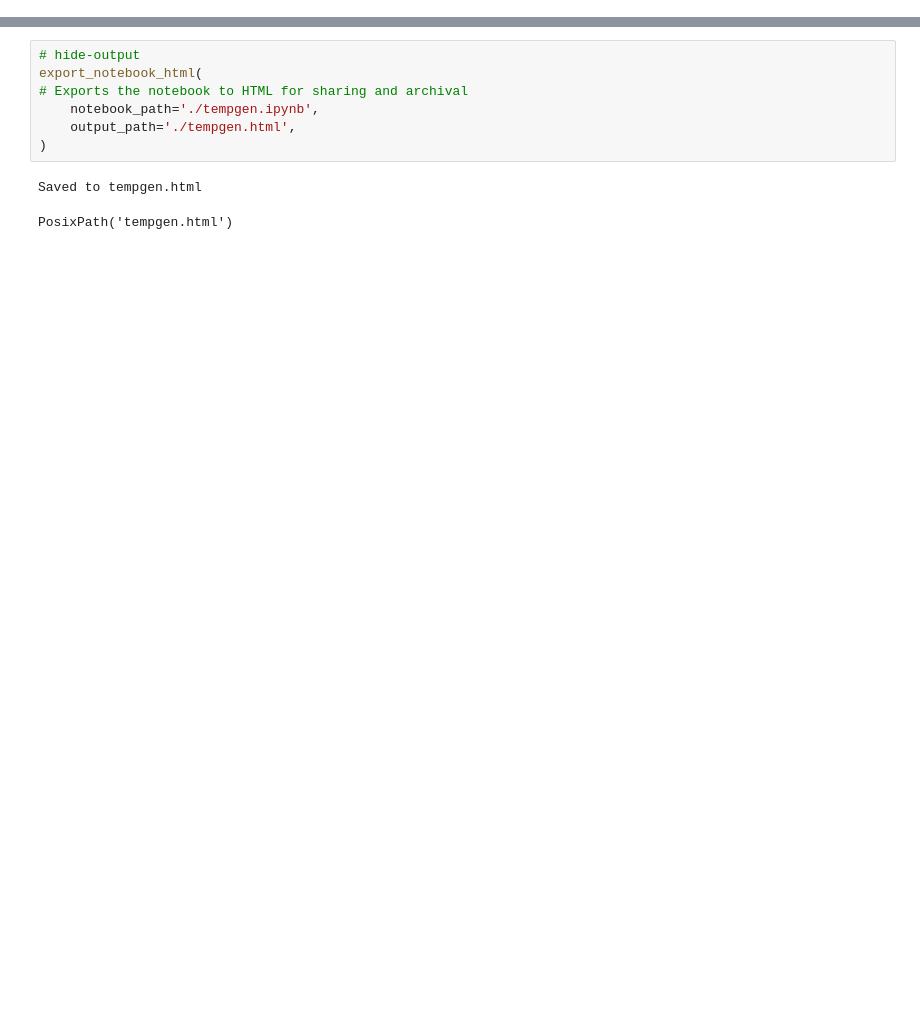
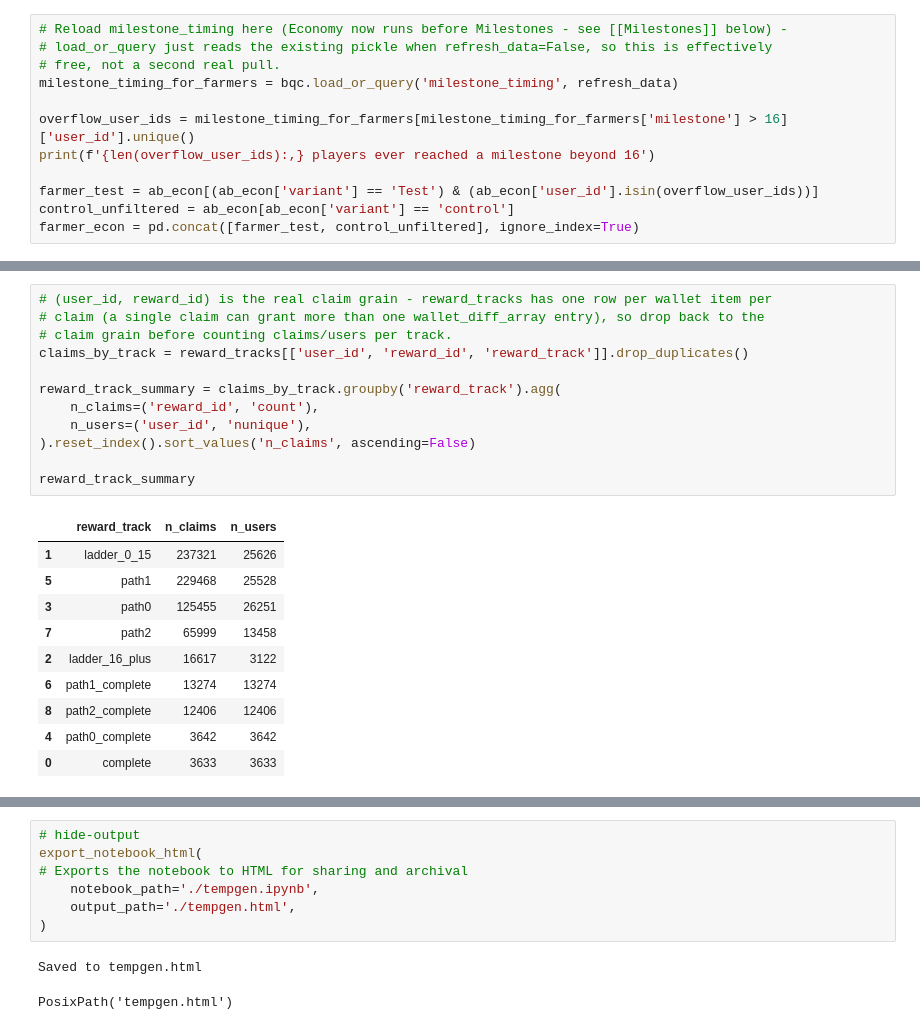
Before and after one commit to ivanaguilar-trailmix/testrepo, a Jupyter notebook: temp_gen/tempgen.ipynb, the cells around one changed output, grey strips where cells are left out. Saved outputs shown, nothing was run; the diff lists cells and outputs as text; blank space fills up the shorter version.

```diff
--- a/temp_gen/tempgen.ipynb
+++ b/temp_gen/tempgen.ipynb
@@ -90,0 +352,12 @@ rewards
+# %%
+# Reload milestone_timing here (Economy now runs before Milestones - see [[Milestones]] below) -
+# load_or_query just reads the existing pickle when refresh_data=False, so this is effectively
+# free, not a second real pull.
+milestone_timing_for_farmers = bqc.load_or_query('milestone_timing', refresh_data)
+
+overflow_user_ids = milestone_timing_for_farmers[milestone_timing_for_farmers['milestone'] > 16]['user_id'].unique()
+print(f'{len(overflow_user_ids):,} players ever reached a milestone beyond 16')
+
+farmer_test = ab_econ[(ab_econ['variant'] == 'Test') & (ab_econ['user_id'].isin(overflow_user_ids))]
+control_unfiltered = ab_econ[ab_econ['variant'] == 'control']
+farmer_econ = pd.concat([farmer_test, control_unfiltered], ignore_index=True)
@@ -90,0 +755,23 @@ rewards
+# %%
+# (user_id, reward_id) is the real claim grain - reward_tracks has one row per wallet item per
+# claim (a single claim can grant more than one wallet_diff_array entry), so drop back to the
+# claim grain before counting claims/users per track.
+claims_by_track = reward_tracks[['user_id', 'reward_id', 'reward_track']].drop_duplicates()
+
+reward_track_summary = claims_by_track.groupby('reward_track').agg(
+    n_claims=('reward_id', 'count'),
+    n_users=('user_id', 'nunique'),
+).reset_index().sort_values('n_claims', ascending=False)
+
+reward_track_summary
+# %% [output]
+|  | reward_track | n_claims | n_users |
+| 1 | ladder_0_15 | 237321 | 25626 |
+| 5 | path1 | 229468 | 25528 |
+| 3 | path0 | 125455 | 26251 |
+| 7 | path2 | 65999 | 13458 |
+| 2 | ladder_16_plus | 16617 | 3122 |
+| 6 | path1_complete | 13274 | 13274 |
+| 8 | path2_complete | 12406 | 12406 |
+| 4 | path0_complete | 3642 | 3642 |
+| 0 | complete | 3633 | 3633 |
```
Also changed, not shown: parts of 79 cells of this notebook, 8 other files.
